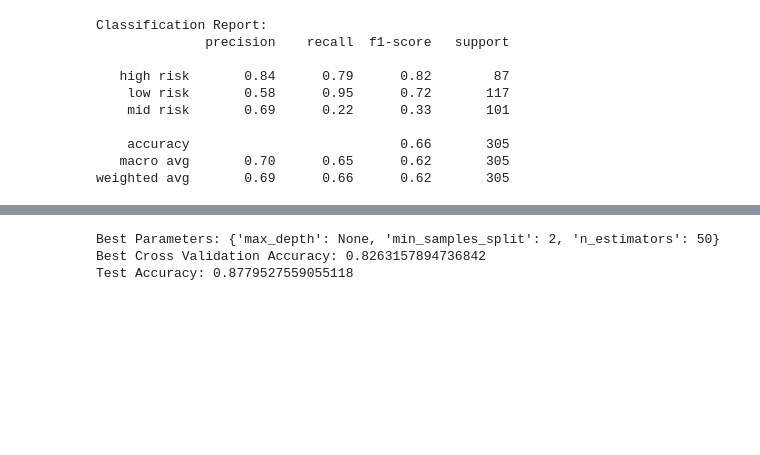
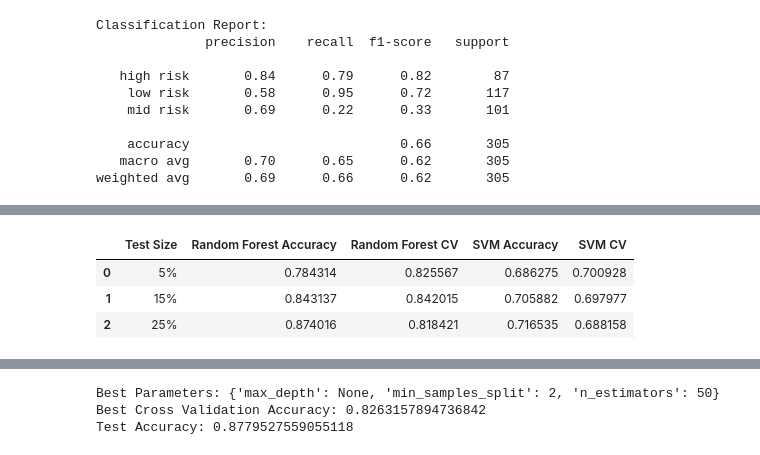
Before and after one commit to 2026558-lab/Machine-Learning, a Jupyter notebook: Project Machine Learning.ipynb, the cells around one changed output, grey strips where cells are left out. Cells and saved outputs as stored; diff of their text form; code cells hidden in the pictures; blank space fills up the shorter version.

```diff
--- a/Project Machine Learning.ipynb
+++ b/Project Machine Learning.ipynb
@@ -196,0 +202,83 @@ svm = Pipeline([
+# %%
+# Define the test sizes
+test_sizes = [0.05, 0.15, 0.25]
+
+# Create a list to store the results
+results = []
+
+# Repeat the experiment for each test size
+for test_size in test_sizes:
+
+    print("\nTest size:", test_size)
+
+    # Split the dataset into training and testing
+    X_train, X_test, y_train, y_test = train_test_split(
+        X, y,
+        test_size=test_size,
+        random_state=42,
+        stratify=y
+    )
+
+    # Feature Scaling for SVM
+    sc = StandardScaler()
+
+    X_train_scaled = sc.fit_transform(X_train)
+    X_test_scaled = sc.transform(X_test)
+
+    # Random Forest model
+    rf_model = RandomForestClassifier(
+        random_state=42
+    )
+
+    # Train Random Forest
+    rf_model.fit(X_train, y_train)
+
+    # Predict using Random Forest
+    rf_pred = rf_model.predict(X_test)
+
+    # Calculate Random Forest accuracy
+    rf_accuracy = accuracy_score(y_test, rf_pred)
+
+    # Cross-validation for Random Forest
+    rf_cv = cross_val_score(
+        rf_model, X_train, y_train,
+        scoring='accuracy',
+        cv=5
+    ).mean()
+
+    # SVM model
+    svm_model = SVC()
+
+    # Train SVM using scaled data
+    svm_model.fit(X_train_scaled, y_train)
+
+    # Predict using SVM
+    svm_pred = svm_model.predict(X_test_scaled)
+
+    # Calculate SVM accuracy
+    svm_accuracy = accuracy_score(y_test, svm_pred)
+
+    # Cross-validation for SVM
+    svm_cv = cross_val_score(
+        SVC(),
+        X_train_scaled,
+        y_train,
+        scoring='accuracy',
+        cv=5
+    ).mean()
+
+    # Store the results
+    results.append({
+        'Test Size': f'{int(test_size * 100)}%',
+        'Random Forest Accuracy': rf_accuracy,
+        'Random Forest CV': rf_cv,
+        'SVM Accuracy': svm_accuracy,
+        'SVM CV': svm_cv
+    })
+
+# Create a DataFrame with the results
+results_df = pd.DataFrame(results)
+
+# Display the comparison
+results_df
+# %% [output]
@@ -197 +290,5 @@ svm = Pipeline([
+|  | Test Size | Random Forest Accuracy | Random Forest CV | SVM Accuracy | SVM CV |
+| 0 | 5% | 0.784314 | 0.825567 | 0.686275 | 0.700928 |
+| 1 | 15% | 0.843137 | 0.842015 | 0.705882 | 0.697977 |
+| 2 | 25% | 0.874016 | 0.818421 | 0.716535 | 0.688158 |
 # %%
```
Also changed, not shown: parts of 4 cells of this notebook.
